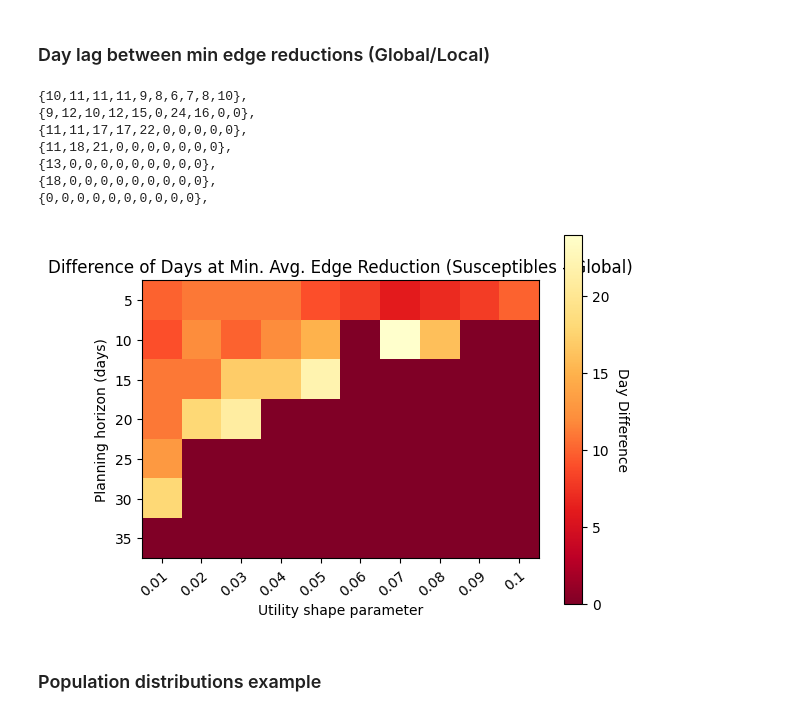
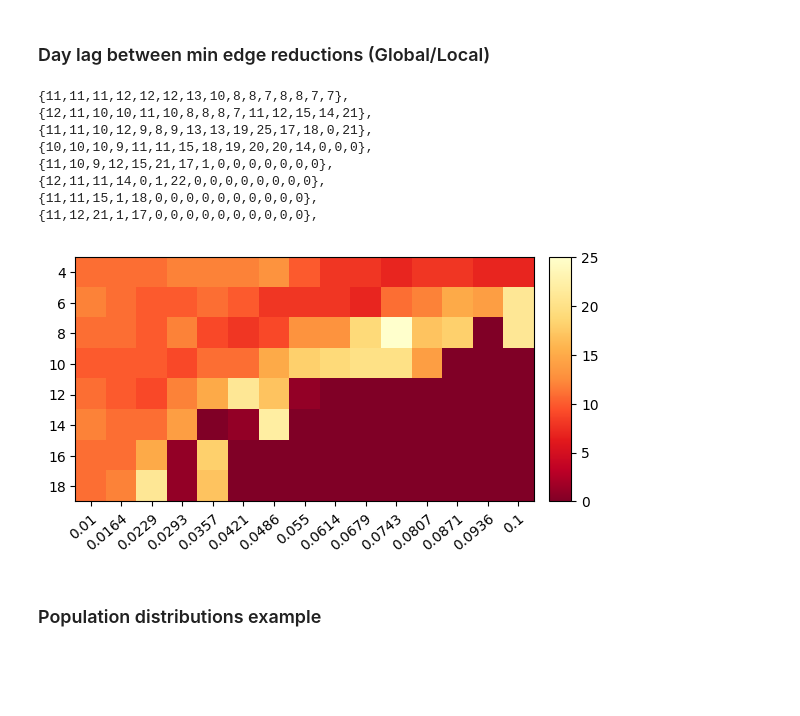
Before and after one commit to JimmyCalvoMonge/AdaptiveNetworks, a Jupyter notebook: network_experiments.ipynb, the cells around one changed output. Drawn from its saved outputs; the diff is of its cells as text; code cells hidden in the pictures; blank space fills up the shorter version.

```diff
--- a/network_experiments.ipynb
+++ b/network_experiments.ipynb
@@ -6,8 +5,9 @@ import test as test
 import plotly.express as px
 # %%
-epidist_data = pd.read_csv('./Data/epidist_new.csv')
-bepidist_data = pd.read_csv('./Data/bepidist_new.csv')
+epidist_data = pd.read_csv('./Data/20251101184108_epidist_heatmap_data.csv')
+bepidist_data = pd.read_csv('./Data/20251101184108_bepidist_heatmap_data.csv')
 epidist_data = epidist_data.apply(pd.to_numeric)
 bepidist_data = bepidist_data.apply(pd.to_numeric)
 print(bepidist_data['V'].unique().tolist())
+print(bepidist_data['T'].unique().tolist())
 # %% [output]
@@ -15,8 +16,8 @@ print(bepidist_data['V'].unique().tolist())
 # %% [markdown]
 ### Example of disease peaks differences depeding on utility shape parameter
 # %%
-vs = [0.09, 0.06, 0.04, 0.02]
-T = 5
+vs = [0.01, 0.0164, 0.0229, 0.0293, 0.0357, 0.0421, 0.0486]
+T = 6
 n = 500
 
 plt.figure()
@@ -297,46 +338,62 @@ for v in epidist_data['V'].unique():
         })], ignore_index=True)
 
 plot1_data = data_min.pivot(index='V', columns='T', values='min')
 # Labels
 xlabs = list(plot1_data.index)
 ylabs = plot1_data.columns.tolist()
 data = np.transpose(np.abs(plot1_data.values))
 
 for dat in data:
     vals = [str(round(val, 4)) for val in list(dat)]
     vals = f"{{{','.join(vals)}}},"
     print(vals)
 
 # Heat map
 fig, ax = plt.subplots()
 im = ax.imshow(data, cmap = cmap_r)
 
 # Add the labels
 ax.set_xticks(np.arange(len(xlabs)))
 ax.set_yticks(np.arange(len(ylabs)))
 ax.set_xticklabels(xlabs)
 ax.set_yticklabels(ylabs)
 
 # Rotate the labels of the X-axis
 plt.setp(ax.get_xticklabels(), rotation = 40,
          ha = "right", rotation_mode = "anchor")
 
 # Add the color bar
-cbar = ax.figure.colorbar(im, ax = ax)
-cbar.ax.set_ylabel("Day Difference", rotation = -90, va = "bottom")
-plt.title(f"Difference of Days at Min. Avg. Edge Reduction (Susceptibles - Global)")
-plt.xlabel("Utility shape parameter")
-plt.ylabel("Planning horizon (days)")
+# cbar = ax.figure.colorbar(im, ax = ax)
+# cbar.ax.set_ylabel("Day Difference", rotation = -90, va = "bottom")
+
+# Create colorbar with same height as heatmap
+from mpl_toolkits.axes_grid1 import make_axes_locatable
+# Create an axes divider for the heatmap
+divider = make_axes_locatable(ax)
+# Append a new axes for the colorbar, same height as ax
+cax = divider.append_axes("right", size="5%", pad=0.15)
+# Add colorbar to the new axes
+cbar = plt.colorbar(im, cax=cax)
+
+# Rotate the labels of the X-axis
+plt.setp(ax.get_xticklabels(), rotation = 40,
+         ha = "right", rotation_mode = "anchor")
+
+# I'll add the labels later
+# plt.title(f"Difference of Days at Min. Avg. Edge Reduction (Susceptibles - Global)")
+# plt.xlabel("Utility shape parameter")
+# plt.ylabel("Planning horizon (days)")
 plt.show()
 # %% [output]
-{10,11,11,11,9,8,6,7,8,10},
-{9,12,10,12,15,0,24,16,0,0},
-{11,11,17,17,22,0,0,0,0,0},
-{11,18,21,0,0,0,0,0,0,0},
-{13,0,0,0,0,0,0,0,0,0},
-{18,0,0,0,0,0,0,0,0,0},
-{0,0,0,0,0,0,0,0,0,0},
+{11,11,11,12,12,12,13,10,8,8,7,8,8,7,7},
+{12,11,10,10,11,10,8,8,8,7,11,12,15,14,21},
+{11,11,10,12,9,8,9,13,13,19,25,17,18,0,21},
+{10,10,10,9,11,11,15,18,19,20,20,14,0,0,0},
+{11,10,9,12,15,21,17,1,0,0,0,0,0,0,0},
+{12,11,11,14,0,1,22,0,0,0,0,0,0,0,0},
+{11,11,15,1,18,0,0,0,0,0,0,0,0,0,0},
+{11,12,21,1,17,0,0,0,0,0,0,0,0,0,0},
-[figure, old version]
+[figure, new version]
 # %% [markdown]
 ### Population distributions example
 # %%
```
Also changed, not shown: parts of 8 cells of this notebook, 1 other file.
